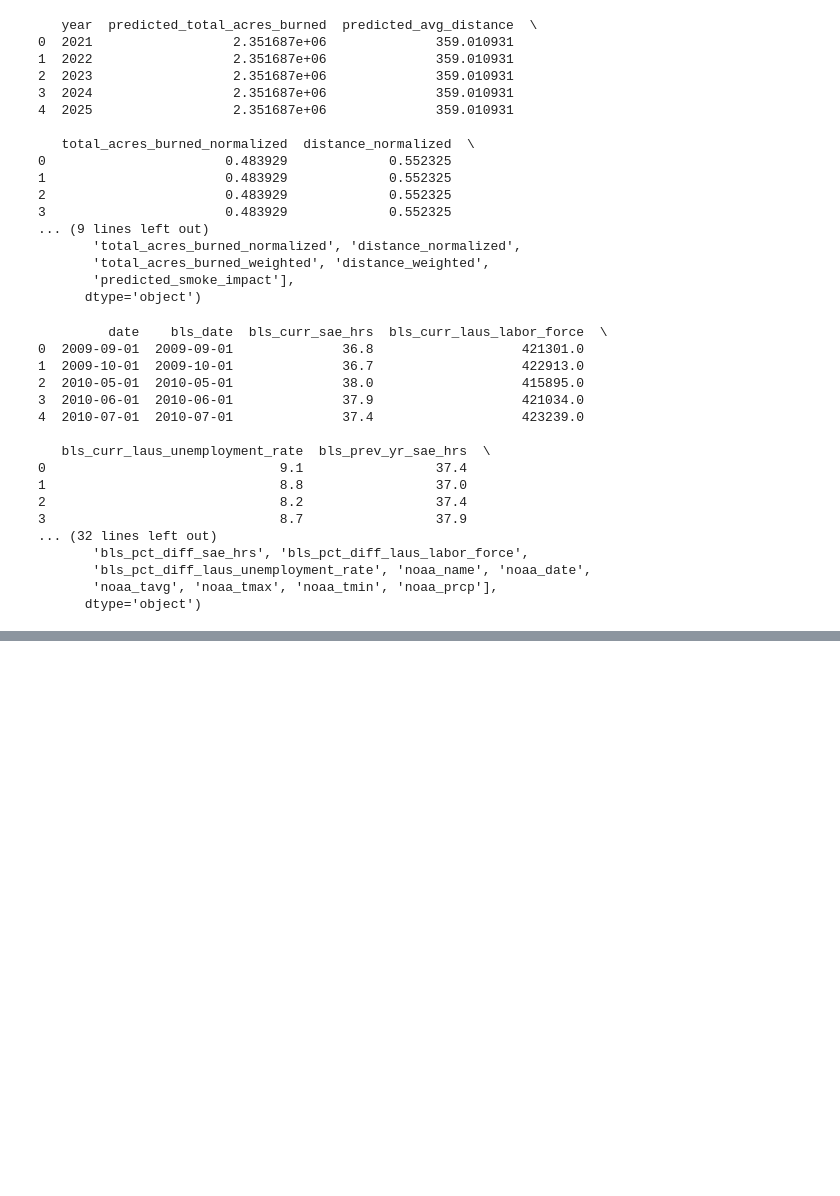
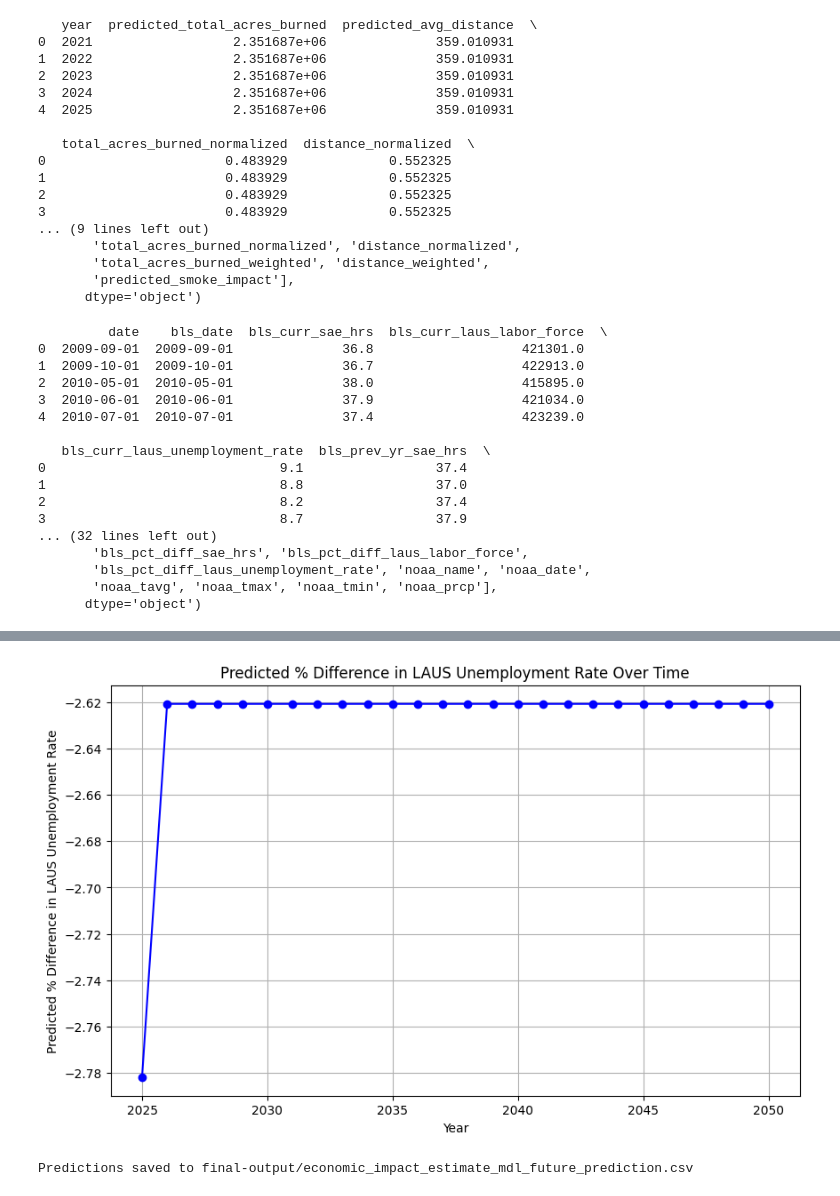
Before and after one commit to debsubdavis/data512-project, a Jupyter notebook: 02_economic_impact_model/stage4_model_predictions.ipynb, the cells around one changed output, grey strips where cells are left out. Drawn from its saved outputs; the diff is of its cells as text; code cells hidden in the pictures; blank space fills up the shorter version.

```diff
--- a/02_economic_impact_model/stage4_model_predictions.ipynb
+++ b/02_economic_impact_model/stage4_model_predictions.ipynb
@@ -345,0 +286,14 @@ Predictions saved to final-output/economic_impact_estimate_mdl_future_prediction
+# %%
+noaa_bls_historical_df['date'] = pd.to_datetime(noaa_bls_historical_df['date'])
+# %%
+noaa_bls_historical_df['month'] = noaa_bls_historical_df['date'].dt.month
+noaa_bls_historical_df['year'] = noaa_bls_historical_df['date'].dt.year
+fire_season_data = noaa_bls_historical_df[noaa_bls_historical_df['month'].isin([5, 6, 7, 8, 9, 10])]
+# %%
+# Ensure only May–October data is included
+
+group_columns = ['year','noaa_tavg', 'noaa_prcp', 'bls_pct_diff_sae_hrs', 'bls_pct_diff_laus_labor_force']
+fire_season_data = fire_season_data[group_columns]
+
+# %% [Group by Year and Calculate Annual Averages for May–October]
+annual_avg = fire_season_data.groupby('year').mean().reset_index()
@@ -345,0 +343,28 @@ Predictions saved to final-output/economic_impact_estimate_mdl_future_prediction
+# %%
+# Load the trained Gradient Boosting model
+with open(EI_MODEL_INPUT_PATH , 'rb') as model_file:
+    economic_impact_model = pickle.load(model_file)
+# %%
+prediction_features = ['noaa_tavg', 'noaa_prcp', 'scaled_avg_daily_smoke_impact', 'bls_pct_diff_sae_hrs', 'bls_pct_diff_laus_labor_force']
+
+# Extract features for prediction
+X_future = future_predictions[prediction_features]
+
+# %% [Make Predictions]
+future_predictions['pct_diff_laus_unemployment_rate'] = economic_impact_model.predict(X_future)
+
+# %% [Plot Predictions]
+plt.figure(figsize=(10, 6))
+plt.plot(future_predictions['year'], future_predictions['pct_diff_laus_unemployment_rate'], marker='o', linestyle='-', color='b')
+plt.xlabel('Year')
+plt.ylabel('Predicted % Difference in LAUS Unemployment Rate')
+plt.title('Predicted % Difference in LAUS Unemployment Rate Over Time')
+plt.grid(True)
+plt.show()
+
+# %% [Save Predictions]
+future_predictions.to_csv(EI_PREDS_OUTPUT_PATH, index=False)
+print(f"Predictions saved to {EI_PREDS_OUTPUT_PATH}")
+# %% [output]
+[figure, added]
+Predictions saved to final-output/economic_impact_estimate_mdl_future_prediction.csv
```
Also changed, not shown: parts of 12 cells of this notebook, 5 other files.
